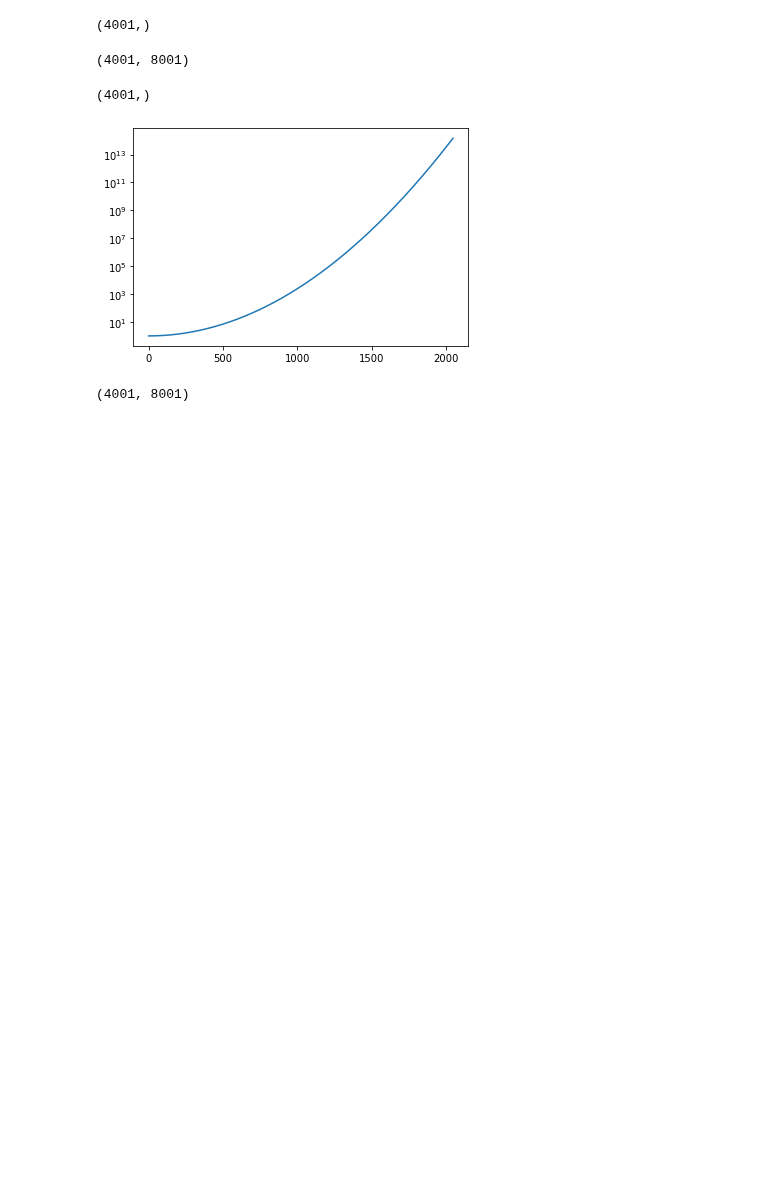
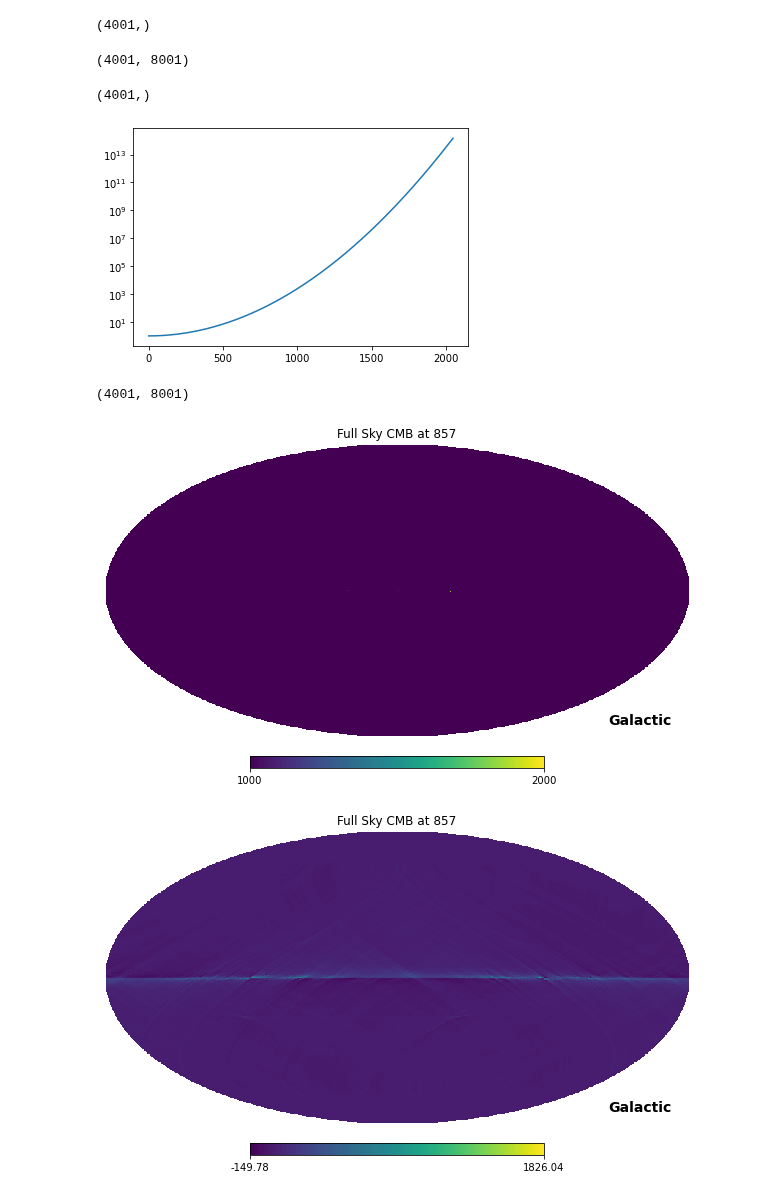
Before and after one commit to CodefromMax/CMB_plot, a Jupyter notebook: code/beam_deconvolution_857_complex.ipynb, the cells around one changed output. Cells and saved outputs as stored; diff of their text form; code cells hidden in the pictures; blank space fills up the shorter version.

```diff
--- a/code/beam_deconvolution_857_complex.ipynb
+++ b/code/beam_deconvolution_857_complex.ipynb
@@ -170,30 +170,33 @@ deconvolved_CMB_data_30.shape
 # %%
 processed_30_hp_alm = CMB_data_30.mw_alm_to_hp_alm(deconvolved_CMB_data_30, lmax=deconvolved_CMB_data_30.shape[0])
 
 processed_30_hp_map = hp.alm2map(processed_30_hp_alm, nside=CMB_data_30.nside, lmax=deconvolved_CMB_data_30.shape[0]-1)
 
 hp.mollview(
         CMB_data_30.original_hp_map,
         coord=["G"],
         title="Full Sky CMB at "+"857",
         # unit=r"$\mu$K",
-        # min=-300,
-        # max=300,
+        min=1000,
+        max=2000,
     )
 
 
 hp.mollview(
         processed_30_hp_map,
         coord=["G"],
         title="Full Sky CMB at "+"857",
         # unit=r"$\mu$K",
         # min=-300,
         # max=300,
     )
 
 # CMB_data_30.plot_mollview(CMB_data_30.original_hp_map, title='Original 857 GHz Map')
 # CMB_data_30.plot_mollview(processed_30_hp_map, title='Processed 857 GHz Map')
 
 # CMB_data_30.plot_mollview(CMB_data_30.original_hp_map - processed_30_hp_map, title='Difference Map')
 
 # CMB_data_30.plot_mollview(processed_30_hp_map+(CMB_data_30.original_hp_map - processed_30_hp_map), title='check Map')
+# %% [output]
+[figure, added]
+[figure, added]
```
Also changed, not shown: parts of 1 cell of this notebook.
